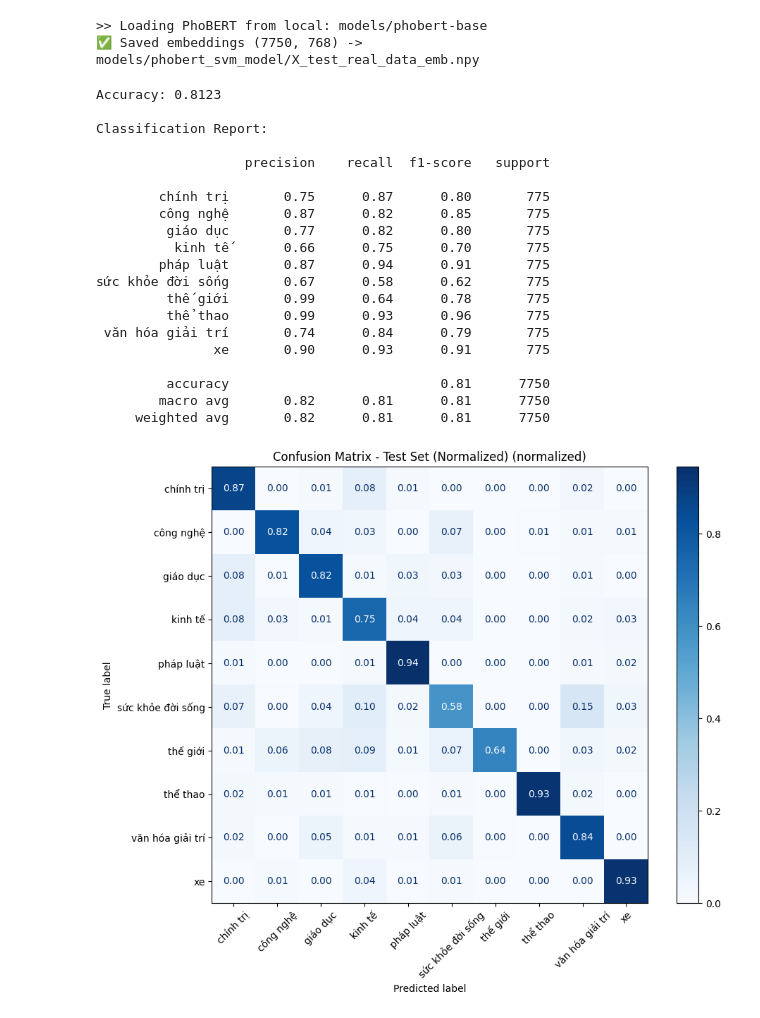
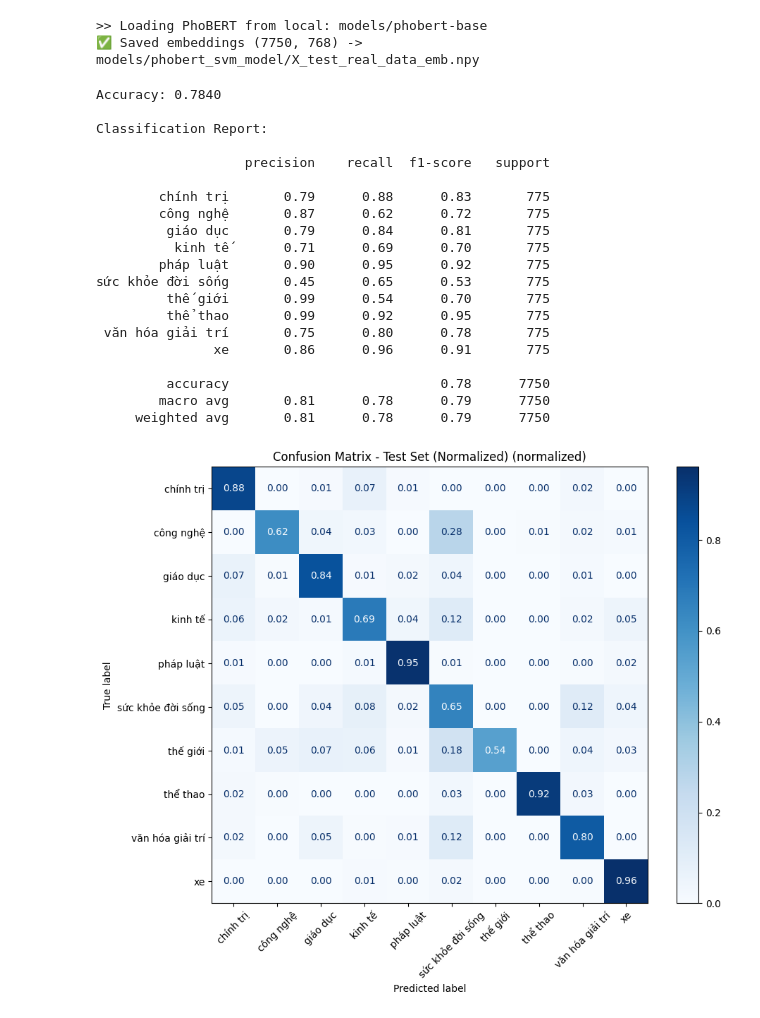
Before and after one commit to baoo2003/Document_Classification_With_Cuckoo_Search, a Jupyter notebook: eval_model_real_data.ipynb, the cells around one changed output. Drawn from its saved outputs; the diff is of its cells as text; code cells hidden in the pictures.

```diff
--- a/eval_model_real_data.ipynb
+++ b/eval_model_real_data.ipynb
@@ -20,54 +20,54 @@ from phobert_svm_pipeline import (
 # ===== Load data/model =====
 df = pd.read_csv("dataset/thanhnien_articles_normalized.csv", encoding="utf-8-sig")
 
-X_test  = np.load("models/phobert_svm_model/X_test_real_data_emb.npy")
-le      = joblib.load("models/phobert_svm_model/label_encoder.joblib")
-clf     = joblib.load("models/phobert_svm_model/svm_cso_optimized.joblib")
+X_test  = np.load("models/svm/X_test_real_data_emb.npy")
+le      = joblib.load("models/svm/label_encoder.joblib")
+clf     = joblib.load("models/svm/svm_cso_optimized_2.joblib")
 y_test = le.transform(df["topic"])
 
 # ===== Predict & metrics =====
 y_pred = clf.predict(X_test)
 print(f"Accuracy: {accuracy_score(y_test, y_pred):.4f}")
 print("\nClassification Report:\n")
 print(classification_report(y_test, y_pred, target_names=le.classes_))
 
 # ===== 1) Confusion Matrix (dùng embedding sẵn) =====
 evaluate_confusion_matrix(
     clf, le,
     X_emb=X_test,
     y_true_labels=y_test,   # có thể truyền y_test (int) hoặc le.inverse_transform(y_test)
     normalize=True,
     title="Confusion Matrix - Test Set (Normalized)"
 )
 
 # ===== 2) UMAP (dùng embedding sẵn) =====
 # Yêu cầu: pip install umap-learn
 plot_umap_embeddings(
     X_emb=X_test,
     y_int=y_test,
     le=le,
     title="UMAP - Test Set"
 )
 # %% [output]
-Accuracy: 0.8123
+Accuracy: 0.7840
 
 Classification Report:
 
                    precision    recall  f1-score   support
 
-        chính trị       0.75      0.87      0.80       775
-        công nghệ       0.87      0.82      0.85       775
-         giáo dục       0.77      0.82      0.80       775
-          kinh tế       0.66      0.75      0.70       775
-        pháp luật       0.87      0.94      0.91       775
-sức khỏe đời sống       0.67      0.58      0.62       775
-         thế giới       0.99      0.64      0.78       775
-         thể thao       0.99      0.93      0.96       775
- văn hóa giải trí       0.74      0.84      0.79       775
-               xe       0.90      0.93      0.91       775
+        chính trị       0.79      0.88      0.83       775
+        công nghệ       0.87      0.62      0.72       775
+         giáo dục       0.79      0.84      0.81       775
+          kinh tế       0.71      0.69      0.70       775
+        pháp luật       0.90      0.95      0.92       775
+sức khỏe đời sống       0.45      0.65      0.53       775
+         thế giới       0.99      0.54      0.70       775
+         thể thao       0.99      0.92      0.95       775
+ văn hóa giải trí       0.75      0.80      0.78       775
+               xe       0.86      0.96      0.91       775
 
-         accuracy                           0.81      7750
-        macro avg       0.82      0.81      0.81      7750
-     weighted avg       0.82      0.81      0.81      7750
+         accuracy                           0.78      7750
+        macro avg       0.81      0.78      0.79      7750
+     weighted avg       0.81      0.78      0.79      7750
-[figure, old version]
+[figure, new version]
 [figure]
```
Also changed, not shown: parts of 1 cell of this notebook, 3 other files.
